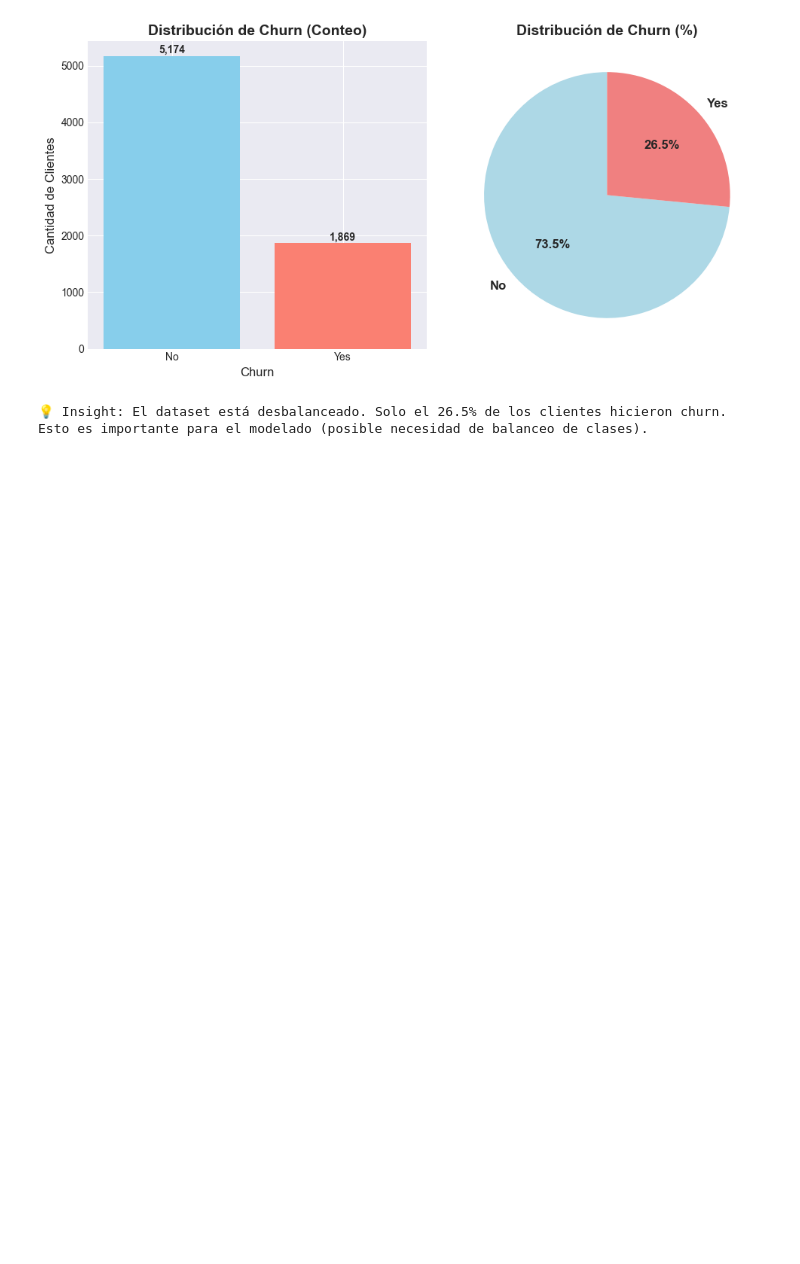
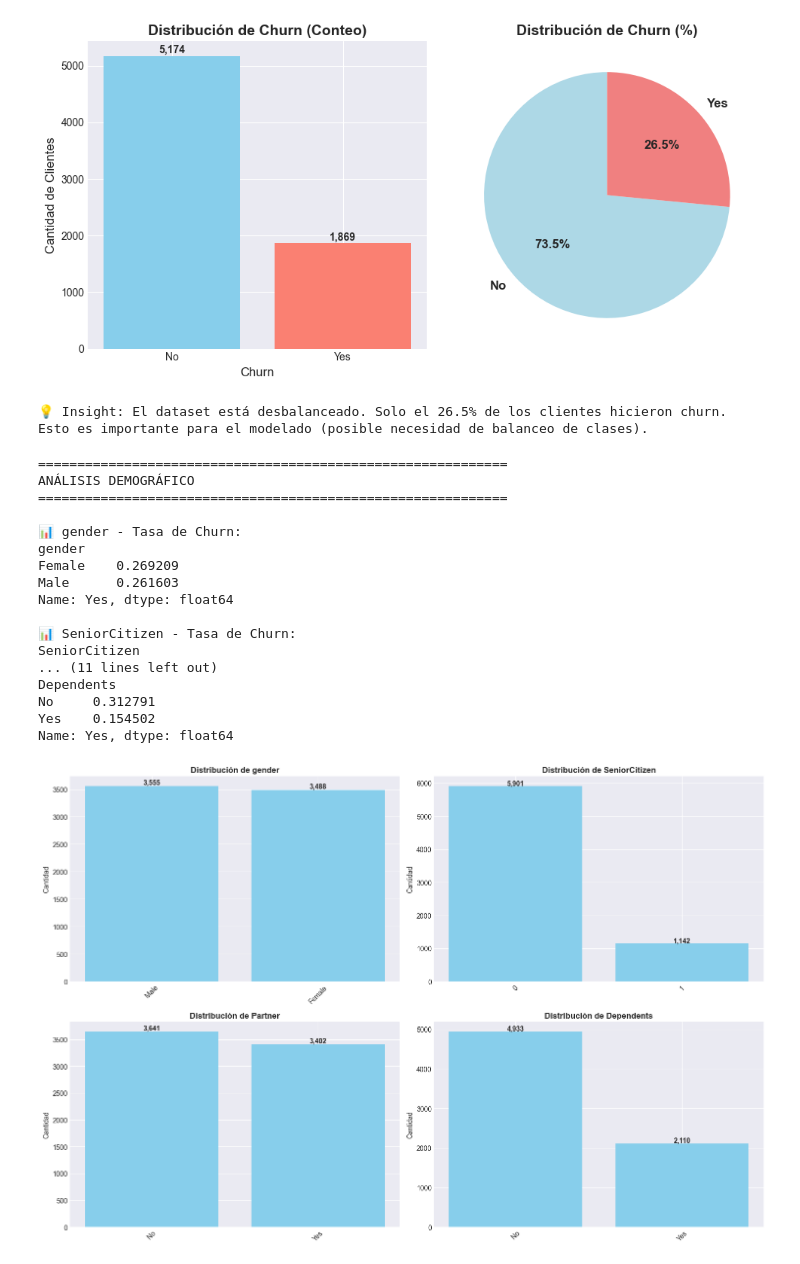
Before and after one commit to melinalarramendy/proyecto-churn-telecom, a Jupyter notebook: notebooks/01_eda_churn_telecom.ipynb, the cells around one changed output. Cells and saved outputs as stored; diff of their text form; code cells hidden in the pictures; blank space fills up the shorter version.

```diff
--- a/notebooks/01_eda_churn_telecom.ipynb
+++ b/notebooks/01_eda_churn_telecom.ipynb
@@ -200,3 +200,57 @@ ANÁLISIS DE LA VARIABLE TARGET: Churn
 [figure]
 💡 Insight: El dataset está desbalanceado. Solo el 26.5% de los clientes hicieron churn.
 Esto es importante para el modelado (posible necesidad de balanceo de clases).
+# %%
+# Análisis demográfico básico
+print("=" * 60)
+print("ANÁLISIS DEMOGRÁFICO")
+print("=" * 60)
+
+demographic_cols = ['gender', 'SeniorCitizen', 'Partner', 'Dependents']
+
+fig, axes = plt.subplots(2, 2, figsize=(15, 10))
+axes = axes.flatten()
+
+for idx, col in enumerate(demographic_cols):
+    # Conteo por categoría
+    counts = df[col].value_counts()
+
+    # Gráfico de barras
+    bars = axes[idx].bar(range(len(counts)), counts.values, color='skyblue')
+    axes[idx].set_title(f'Distribución de {col}', fontsize=12, fontweight='bold')
+    axes[idx].set_xticks(range(len(counts)))
+    axes[idx].set_xticklabels(counts.index, rotation=45)
+    axes[idx].set_ylabel('Cantidad')
+
+    # Agregar valores
+    for bar, count in zip(bars, counts.values):
+        axes[idx].text(bar.get_x() + bar.get_width()/2, bar.get_height() + 30,
+                      f'{count:,}', ha='center', fontweight='bold')
+
+    # Análisis de churn por categoría
+    churn_rate = df.groupby(col)['Churn'].value_counts(normalize=True).unstack()
+    if 'Yes' in churn_rate.columns:
+        print(f"\n📊 {col} - Tasa de Churn:")
+        print(churn_rate['Yes'])
+
+plt.tight_layout()
+plt.show()
+# %% [output]
+============================================================
+ANÁLISIS DEMOGRÁFICO
+============================================================
+
+📊 gender - Tasa de Churn:
+gender
+Female    0.269209
+Male      0.261603
+Name: Yes, dtype: float64
+
+📊 SeniorCitizen - Tasa de Churn:
+SeniorCitizen
+... (11 lines left out)
+Dependents
+No     0.312791
+Yes    0.154502
+Name: Yes, dtype: float64
+[figure, added]
```
Also changed, not shown: parts of 5 cells of this notebook, 4 other files.
